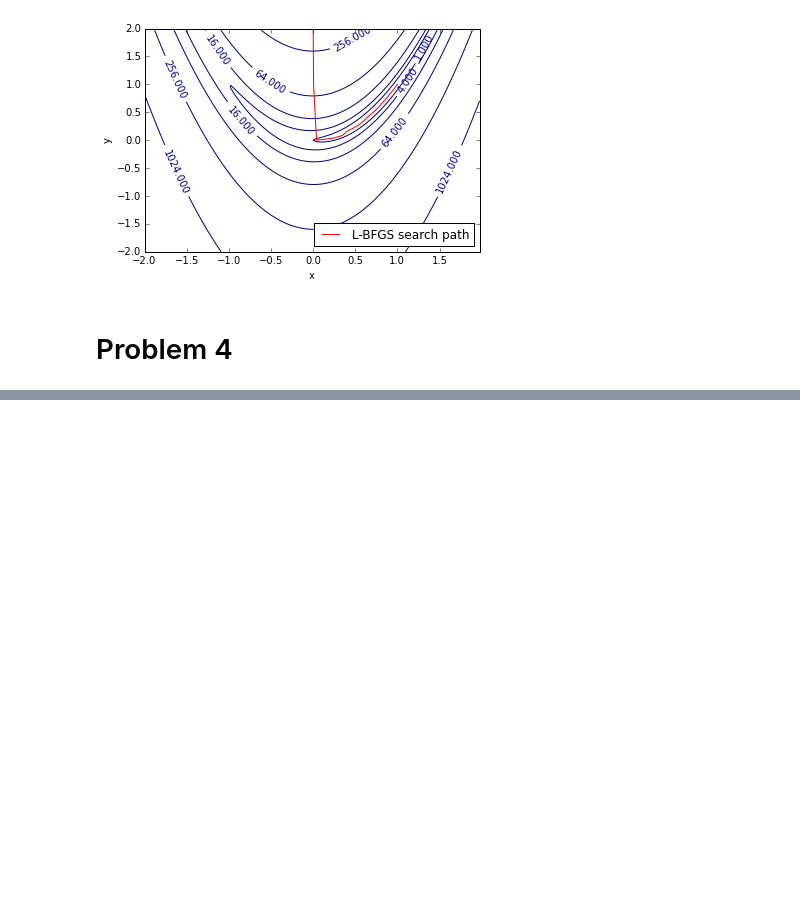
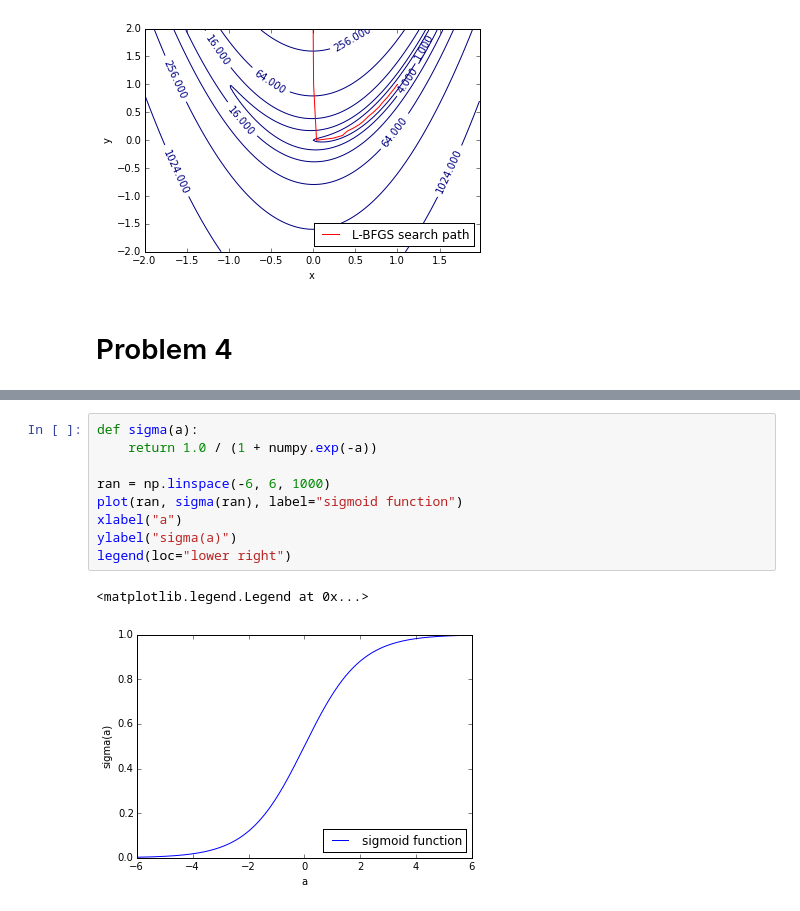
Before and after one commit to smalec/Neural-Networks, a Jupyter notebook: Assignment2/Assignment2.ipynb, the cells around one changed output, grey strips where cells are left out. Drawn from its saved outputs; the diff is of its cells as text; blank space fills up the shorter version.

```diff
--- a/Assignment2/Assignment2.ipynb
+++ b/Assignment2/Assignment2.ipynb
@@ -454,3 +457,15 @@ petal_width = iris.data[:, iris.feature_names.index('petal width (cm)')]
+# %%
+def sigma(a):
+    return 1.0 / (1 + numpy.exp(-a))
+
+ran = np.linspace(-6, 6, 1000)
+plot(ran, sigma(ran), label="sigmoid function")
+xlabel("a")
+ylabel("sigma(a)")
+legend(loc="lower right")
+# %% [output]
+<matplotlib.legend.Legend at 0x...>
+[figure, added]
 # %%
 #Extract the petal_length and petal_width of versicolors and virginicas
 
```
Also changed, not shown: parts of 4 cells of this notebook.
